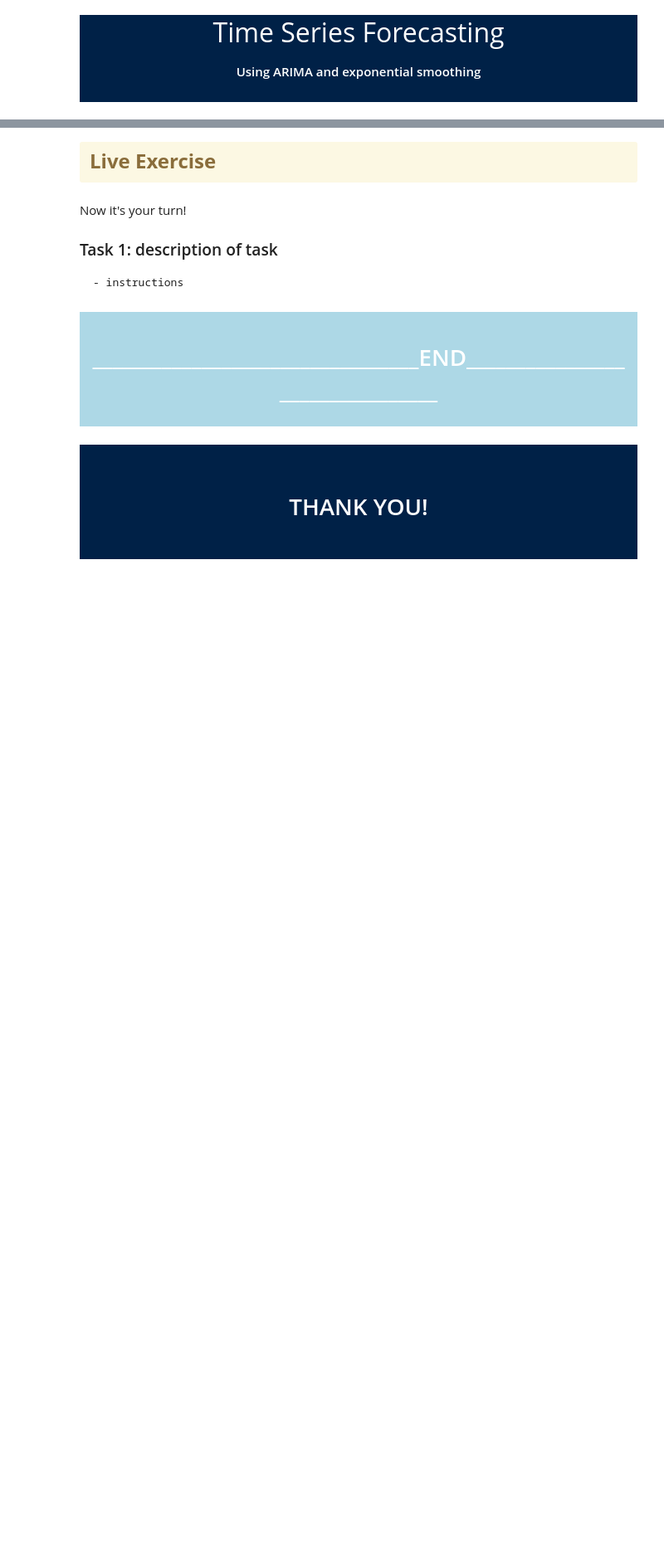
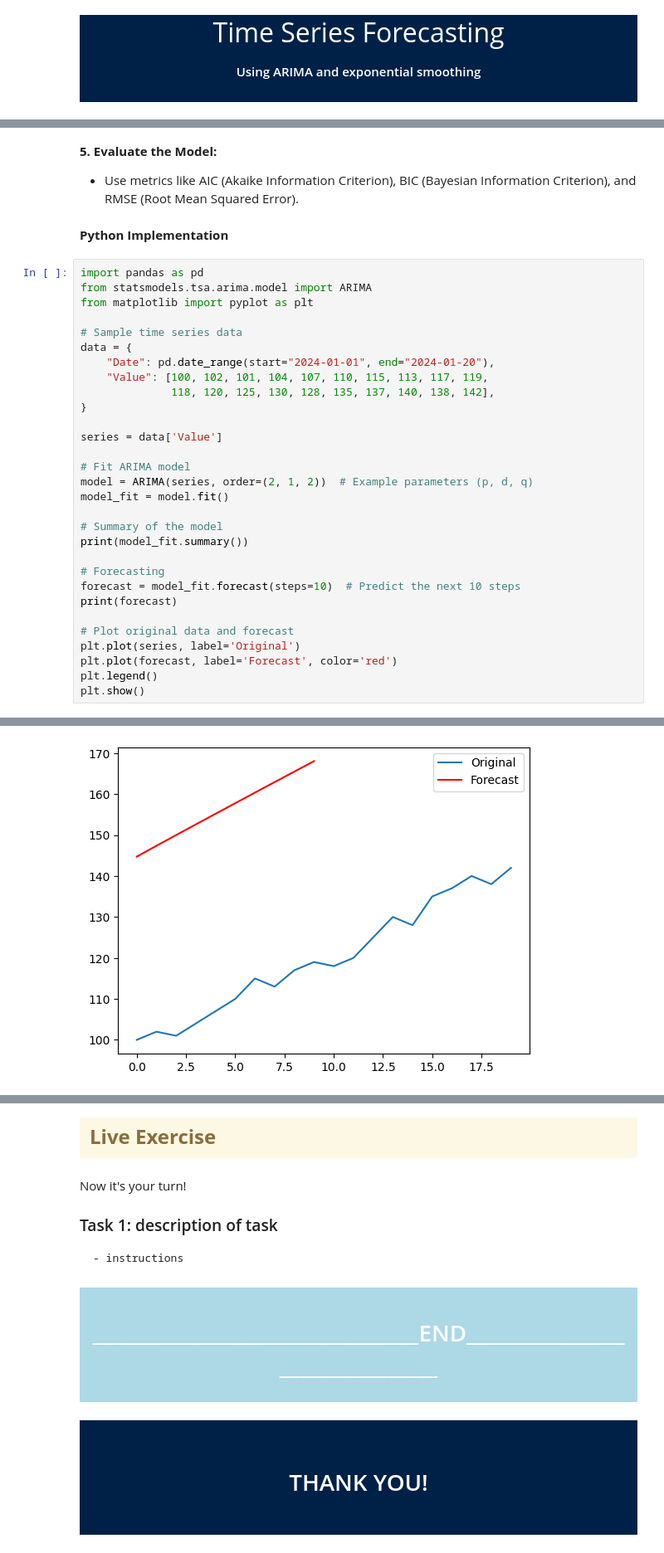
Before and after one commit to devidrees/Data-Analytix-Content-Prep, a Jupyter notebook: Main content day wise/Week 9/Day 34/Time Series Forecasting.ipynb, the cells around one changed output, grey strips where cells are left out. Shown at 83% size. Saved outputs shown, nothing was run; the diff lists cells and outputs as text; blank space fills up the shorter version.

```diff
--- a/Main content day wise/Week 9/Day 34/Time Series Forecasting.ipynb
+++ b/Main content day wise/Week 9/Day 34/Time Series Forecasting.ipynb
@@ -56,0 +140,36 @@ content
+# %% [markdown]
+**5. Evaluate the Model:**
+   - Use metrics like AIC (Akaike Information Criterion), BIC (Bayesian Information Criterion), and RMSE (Root Mean Squared Error).
+# %% [markdown]
+**Python Implementation**
+# %%
+import pandas as pd
+from statsmodels.tsa.arima.model import ARIMA
+from matplotlib import pyplot as plt
+
+# Sample time series data
+data = {
+    "Date": pd.date_range(start="2024-01-01", end="2024-01-20"),
+    "Value": [100, 102, 101, 104, 107, 110, 115, 113, 117, 119,
+              118, 120, 125, 130, 128, 135, 137, 140, 138, 142],
+}
+
+series = data['Value']
+
+# Fit ARIMA model
+model = ARIMA(series, order=(2, 1, 2))  # Example parameters (p, d, q)
+model_fit = model.fit()
+
+# Summary of the model
+print(model_fit.summary())
+
+# Forecasting
+forecast = model_fit.forecast(steps=10)  # Predict the next 10 steps
+print(forecast)
+
+# Plot original data and forecast
+plt.plot(series, label='Original')
+plt.plot(forecast, label='Forecast', color='red')
+plt.legend()
+plt.show()
+# %% [output]
@@ -56,0 +193 @@ content
+[figure, added]
```
Also changed, not shown: parts of 48 cells of this notebook, 5 other files.
